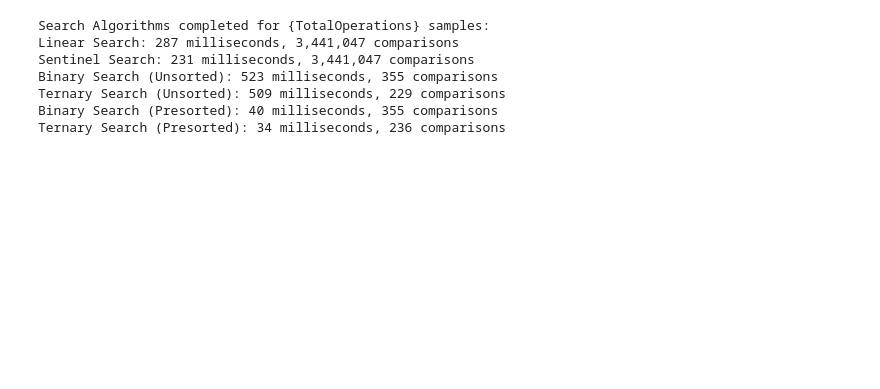
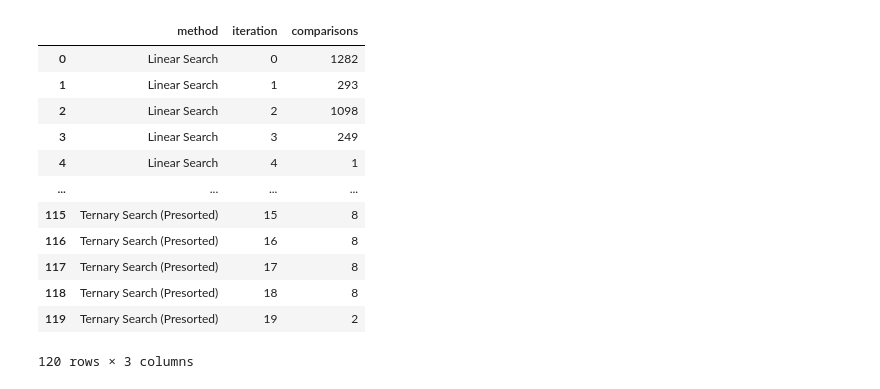
Before and after one commit to joelvinas/COMP-SCI_5501, a Jupyter notebook: Assignment2/COMP_SCI_5501_Assignment2.ipynb, the cells around one changed output. Cells and saved outputs as stored; diff of their text form; code cells hidden in the pictures; blank space fills up the shorter version.

Commit message:
Resolved Question 1, Task 7i and 7ii

```diff
--- a/Assignment2/COMP_SCI_5501_Assignment2.ipynb
+++ b/Assignment2/COMP_SCI_5501_Assignment2.ipynb
@@ -4,12 +1,14 @@
 # %%
-from pickle import FALSE
 #Code submitted by Joel Vinas
 import requests                 #Used to import file directly from the web
 import io                       #Used to import file directly from the web
-import pandas as pd             #Used to work with data
+import numpy as np              #Used to work with math functions
+import pandas as pd             #Used to work with data frames
 from datetime import datetime   #Used to determine Now()
 from datetime import timedelta  #Used to sum timedeltas
 import random                   #Used to generate a random number
+import matplotlib.pyplot as plt #Used to generate plots
+import seaborn as sns           #Used to generate aesthetic plots
 
 #Import the file directly from the web
 url = 'https://github.com/joelvinas/COMP-SCI_5501/blob/aa4391ae9d3f2cb73e89f3b1fd5bc86bfe34fe2b/Assignment2/Data/words_alpha.txt'
@@ -56,7 +55,6 @@ class SearchTools:
     for curIteration in results:
       totalComparisons += curIteration.comparisons
     return totalComparisons
-
 
   def getRandomWord(self, dictionary):
     random_int = random.randint(1, len(dictionary))
@@ -222,48 +220,85 @@ sorted_dictionary.sort()
 # Binary Search (Presorted)
 for iteration in range(TotalOperations):
   random_word = randWordList[iteration]
   curTreatment = SearchTools.binary_search(iteration, sorted_dictionary, random_word, True)
   SearchTools.binary_sorted_results.append(curTreatment)
 
 # Ternary Search (Presorted)
 for iteration in range(TotalOperations):
   random_word = randWordList[iteration]
   curTreatment = SearchTools.ternary_search(iteration, dictionary, random_word, True)
   SearchTools.ternary_sorted_results.append(curTreatment)
 
 #5: Compare the number of comparisons made in each treatment
-print("Question 1 Task 5: Search Algorithms completed for {TotalOperations} samples:")
-print(f"Linear Search: {SearchTools.SearchDuration(SearchTools.linear_results)} milliseconds, {format(SearchTools.SearchComparisons(SearchTools.linear_results),',')} comparisons")
-print(f"Sentinel Search: {SearchTools.SearchDuration(SearchTools.sentinel_results)} milliseconds, {format(SearchTools.SearchComparisons(SearchTools.sentinel_results),',')} comparisons")
-print(f"Binary Search (Unsorted): {SearchTools.SearchDuration(SearchTools.binary_results)} milliseconds, {format(SearchTools.SearchComparisons(SearchTools.binary_results),',')} comparisons")
-print(f"Ternary Search (Unsorted): {SearchTools.SearchDuration(SearchTools.ternary_results)} milliseconds, {format(SearchTools.SearchComparisons(SearchTools.ternary_results),',')} comparisons")
-print(f"Binary Search (Presorted): {SearchTools.SearchDuration(SearchTools.binary_sorted_results)} milliseconds, {format(SearchTools.SearchComparisons(SearchTools.binary_sorted_results),',')} comparisons")
-print(f"Ternary Search (Presorted): {SearchTools.SearchDuration(SearchTools.ternary_sorted_results)} milliseconds, {format(SearchTools.SearchComparisons(SearchTools.ternary_sorted_results),',')} comparisons")
+# print("Question 1 Task 5: Search Algorithms completed for {TotalOperations} samples:")
+# print(f"Linear Search: {SearchTools.SearchDuration(SearchTools.linear_results)} milliseconds, {format(SearchTools.SearchComparisons(SearchTools.linear_results),',')} comparisons")
+# print(f"Sentinel Search: {SearchTools.SearchDuration(SearchTools.sentinel_results)} milliseconds, {format(SearchTools.SearchComparisons(SearchTools.sentinel_results),',')} comparisons")
+# print(f"Binary Search (Unsorted): {SearchTools.SearchDuration(SearchTools.binary_results)} milliseconds, {format(SearchTools.SearchComparisons(SearchTools.binary_results),',')} comparisons")
+# print(f"Ternary Search (Unsorted): {SearchTools.SearchDuration(SearchTools.ternary_results)} milliseconds, {format(SearchTools.SearchComparisons(SearchTools.ternary_results),',')} comparisons")
+# print(f"Binary Search (Presorted): {SearchTools.SearchDuration(SearchTools.binary_sorted_results)} milliseconds, {format(SearchTools.SearchComparisons(SearchTools.binary_sorted_results),',')} comparisons")
+# print(f"Ternary Search (Presorted): {SearchTools.SearchDuration(SearchTools.ternary_sorted_results)} milliseconds, {format(SearchTools.SearchComparisons(SearchTools.ternary_sorted_results),',')} comparisons")
 
 
 df_all_results = pd.DataFrame()
 df_all_results = pd.concat([df_all_results, SearchTools.getDataframe("Linear Search", SearchTools.linear_results)], ignore_index=True)
 df_all_results = pd.concat([df_all_results, SearchTools.getDataframe("Sentinel Search", SearchTools.sentinel_results)], ignore_index=True)
 df_all_results = pd.concat([df_all_results, SearchTools.getDataframe("Binary Search (Unsorted)", SearchTools.binary_results)], ignore_index=True)
 df_all_results = pd.concat([df_all_results, SearchTools.getDataframe("Ternary Search (Unsorted)", SearchTools.ternary_results)], ignore_index=True)
 df_all_results = pd.concat([df_all_results, SearchTools.getDataframe("Binary Search (Presorted)", SearchTools.binary_sorted_results)], ignore_index=True)
 df_all_results = pd.concat([df_all_results, SearchTools.getDataframe("Ternary Search (Presorted)", SearchTools.ternary_sorted_results)], ignore_index=True)
+df_all_results['duration_µs'] = df_all_results['duration'].apply(lambda x: int((x.total_seconds() - int(x.total_seconds())) * 1000 * 1000))
 
-df_all_results
+#Question 1 Task 7  Show the comparative analysis for each treatment (for step 5—6):
+df_focus = df_all_results[['iteration','method','comparisons','duration_µs']].copy()
 
-#Question 1 Task 7  Show the comparative analysis for each treatment (for step 5—6) individually in form of:
-#Question 1 Task 7i. Tabulated data
-#Question 1 Task 7ii. Line Chart
+#Question 1 Task 7i. individually in form of Tabulated data: (Step 5) comparisons
+display(df_focus[['method', 'iteration','comparisons']])
+#Question 1 Task 7i. individually in form of Tabulated data: (Step 6) physical time
+display(df_focus[['method', 'iteration','duration_µs']])
+
+#Question 1 Task 7ii. individually in form of Line Chart: (Step 5) comparisons
+sns.lineplot(data=df_focus, x='iteration', y='comparisons',hue='method')
+plt.title('Comparisons by Iteration for each Search method')
+plt.ylabel('Comparisons')
+plt.xticks(range(0, df_focus['iteration'].max() + 1))
+plt.show()
+
+#Question 1 Task 7ii. individually in form of Line Chart:  (Step 6) physical time
+#sns.lineplot(data=df_focus, x='iteration', y='duration_µs',hue='method')
+#plt.title('Duration by Iteration for each Search method')
+#plt.ylabel('Duration (µs)')
+#plt.xticks(range(0, df_focus['iteration'].max() + 1))
+#plt.show()
+
+
+fig, ax = plt.subplots()
+ax.set_yscale('log')
+sns.lineplot(data=df_focus, x='iteration', y='duration_µs',hue='method', ax=ax)
+
+# Add labels and a title
+ax.set_xlabel('iteration')
+ax.set_ylabel('duration (in microseconds in log scale)')
+ax.set_title('Duration by Iteration for each Search method')
+plt.xticks(range(0, df_focus['iteration'].max() + 1))
+
+plt.grid(True, which="both", ls="--", alpha=0.5) # Add a grid
+plt.show()
 
 #Question 1 Task 8  Show the comparative analysis as average time for each algorithm in form of:
 #Question 1 Task 8  i. Tabulated Data
 #Question 1 Task 8  ii. Bar Charts
 #Question 1 Task 8  iii. Exaplain your observations.
 # %% [output]
+|  | method | iteration | comparisons |
+| 0 | Linear Search | 0 | 1282 |
+| 1 | Linear Search | 1 | 293 |
+| 2 | Linear Search | 2 | 1098 |
+| 3 | Linear Search | 3 | 249 |
+| 4 | Linear Search | 4 | 1 |
+| ... | ... | ... | ... |
+| 115 | Ternary Search (Presorted) | 15 | 8 |
+| 116 | Ternary Search (Presorted) | 16 | 8 |
+| 117 | Ternary Search (Presorted) | 17 | 8 |
+| 118 | Ternary Search (Presorted) | 18 | 8 |
+| 119 | Ternary Search (Presorted) | 19 | 2 |
-Search Algorithms completed for {TotalOperations} samples:
-Linear Search: 287 milliseconds, 3,441,047 comparisons
-Sentinel Search: 231 milliseconds, 3,441,047 comparisons
-Binary Search (Unsorted): 523 milliseconds, 355 comparisons
-Ternary Search (Unsorted): 509 milliseconds, 229 comparisons
-Binary Search (Presorted): 40 milliseconds, 355 comparisons
-Ternary Search (Presorted): 34 milliseconds, 236 comparisons
+120 rows × 3 columns
```
Also changed, not shown: parts of 2 cells of this notebook, 1 other file.
